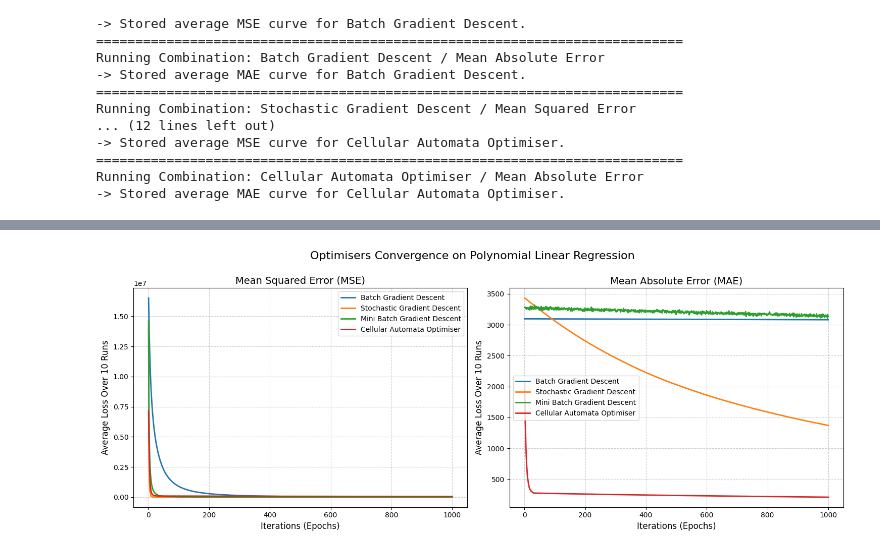
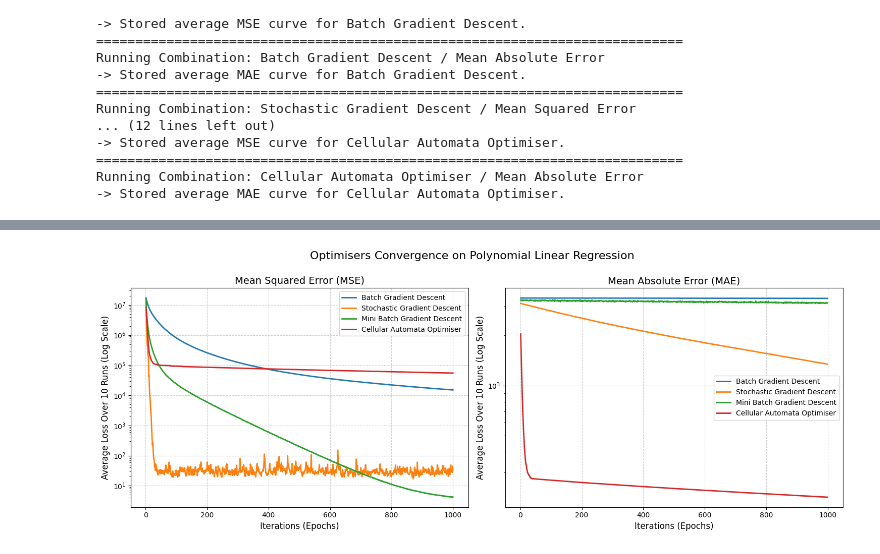
Before and after one commit to ansariafzal-ka/Cellular-Automata-ML-Parameters-Optimiser, a Jupyter notebook: src/experiments/Polynomial Linear Regression.ipynb, the cells around one changed output, grey strips where cells are left out. Cells and saved outputs as stored; diff of their text form; code cells hidden in the pictures.

```diff
--- a/src/experiments/Polynomial Linear Regression.ipynb
+++ b/src/experiments/Polynomial Linear Regression.ipynb
@@ -207,29 +207,31 @@ results_df
 # %%
 iterations = np.arange(1, MAX_ITERS + 1)
 fig, ax = plt.subplots(1, 2, figsize=(15, 6), sharex=True)
 
 # for Mean Squared Error
 for optimiser_name, avg_curve in PLOTTING_CURVES_MSE.items():
     ax[0].plot(iterations, avg_curve, label=optimiser_name, linewidth=2)
 
+ax[0].set_yscale('log')
 ax[0].set_title('Mean Squared Error (MSE)', fontsize=14)
 ax[0].set_xlabel('Iterations (Epochs)', fontsize=12)
-ax[0].set_ylabel('Average Loss Over 10 Runs', fontsize=12)
+ax[0].set_ylabel('Average Loss Over 10 Runs (Log Scale)', fontsize=12)
 ax[0].grid(True, linestyle='--', alpha=0.6)
 ax[0].legend()
 
 # for Mean Absolute Error
 for optimiser_name, avg_curve in PLOTTING_CURVES_MAE.items():
     ax[1].plot(iterations, avg_curve, label=optimiser_name, linewidth=2)
 
+ax[1].set_yscale('log')
 ax[1].set_title('Mean Absolute Error (MAE)', fontsize=14)
 ax[1].set_xlabel('Iterations (Epochs)', fontsize=12)
-ax[1].set_ylabel(f'Average Loss Over {RUNS} Runs', fontsize=12)
+ax[1].set_ylabel('Average Loss Over 10 Runs (Log Scale)', fontsize=12)
 ax[1].grid(True, linestyle='--', alpha=0.6)
 ax[1].legend()
 
 fig.suptitle('Optimisers Convergence on Polynomial Linear Regression', fontsize=16, y=0.95)
 plt.tight_layout(rect=[0, 0, 1, 0.95])
-plt.savefig('Polynomial Linear Regression Loss Plot.png')
+plt.savefig('Log Polynomial Linear Regression Loss Plot.png')
 # %% [output]
-[figure, old version]
+[figure, new version]
```
Also changed, not shown: parts of 2 cells of this notebook, 47 other files.
